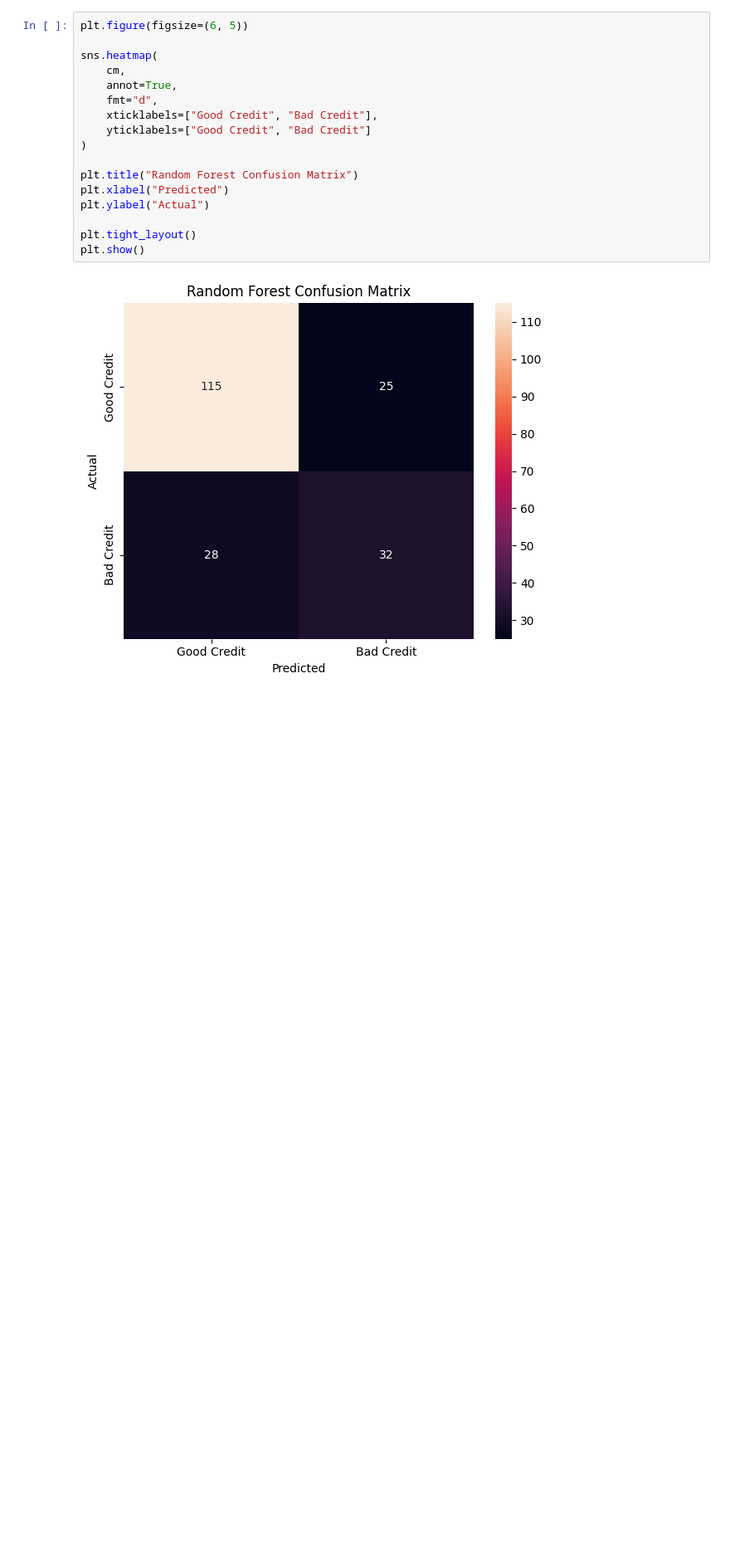
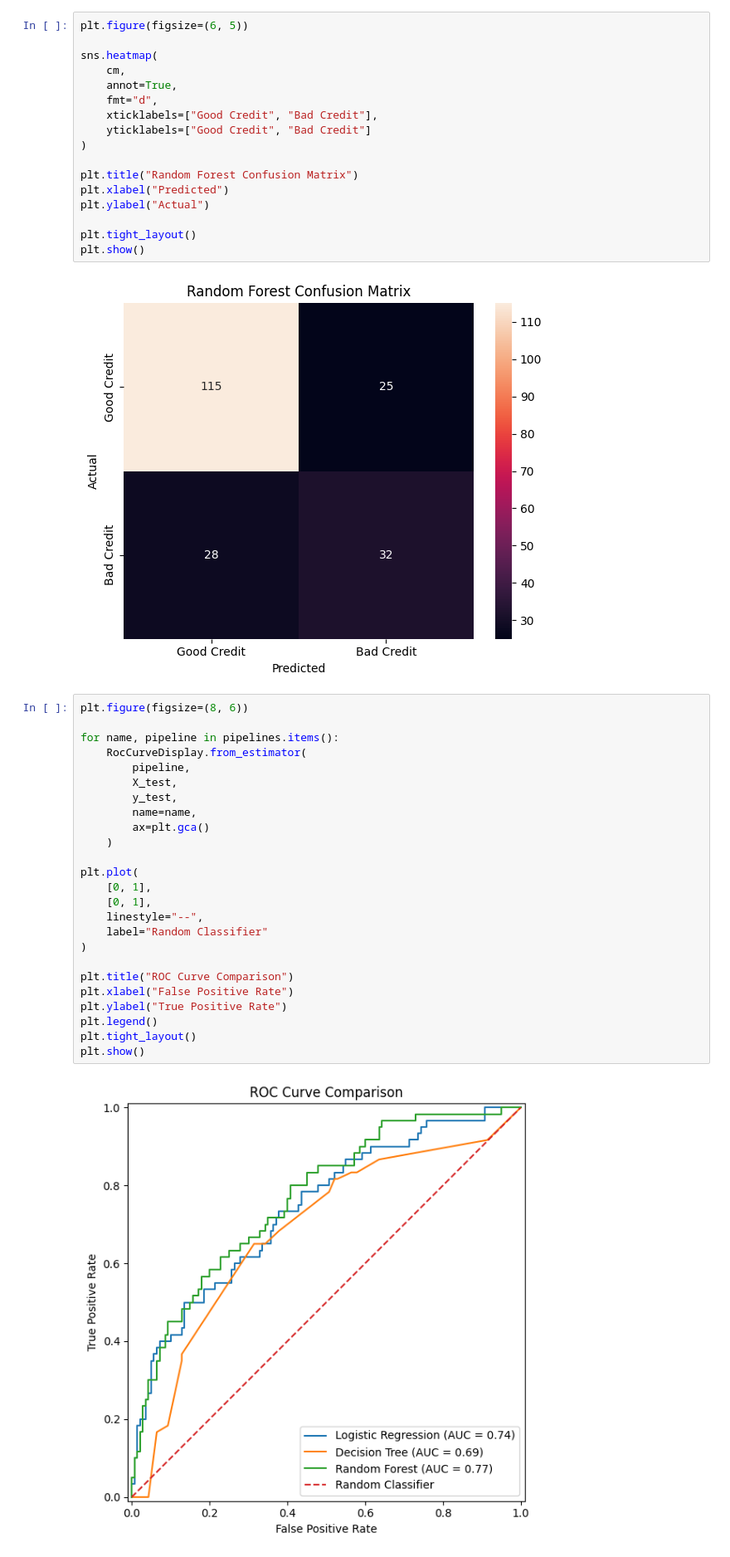
Before and after one commit to Darshh16/Credit_Risk_Analysis, a Jupyter notebook: notebooks/credit_risk_analysis.ipynb, the cells around one changed output. Shown at 83% size. Drawn from its saved outputs; the diff is of its cells as text; blank space fills up the shorter version.

```diff
--- a/notebooks/credit_risk_analysis.ipynb
+++ b/notebooks/credit_risk_analysis.ipynb
@@ -1129,3 +1129,30 @@ plt.tight_layout()
 plt.show()
 # %% [output]
 [figure]
+# %%
+plt.figure(figsize=(8, 6))
+
+for name, pipeline in pipelines.items():
+    RocCurveDisplay.from_estimator(
+        pipeline,
+        X_test,
+        y_test,
+        name=name,
+        ax=plt.gca()
+    )
+
+plt.plot(
+    [0, 1],
+    [0, 1],
+    linestyle="--",
+    label="Random Classifier"
+)
+
+plt.title("ROC Curve Comparison")
+plt.xlabel("False Positive Rate")
+plt.ylabel("True Positive Rate")
+plt.legend()
+plt.tight_layout()
+plt.show()
+# %% [output]
+[figure, added]
```
Also changed, not shown: parts of 6 cells of this notebook.
